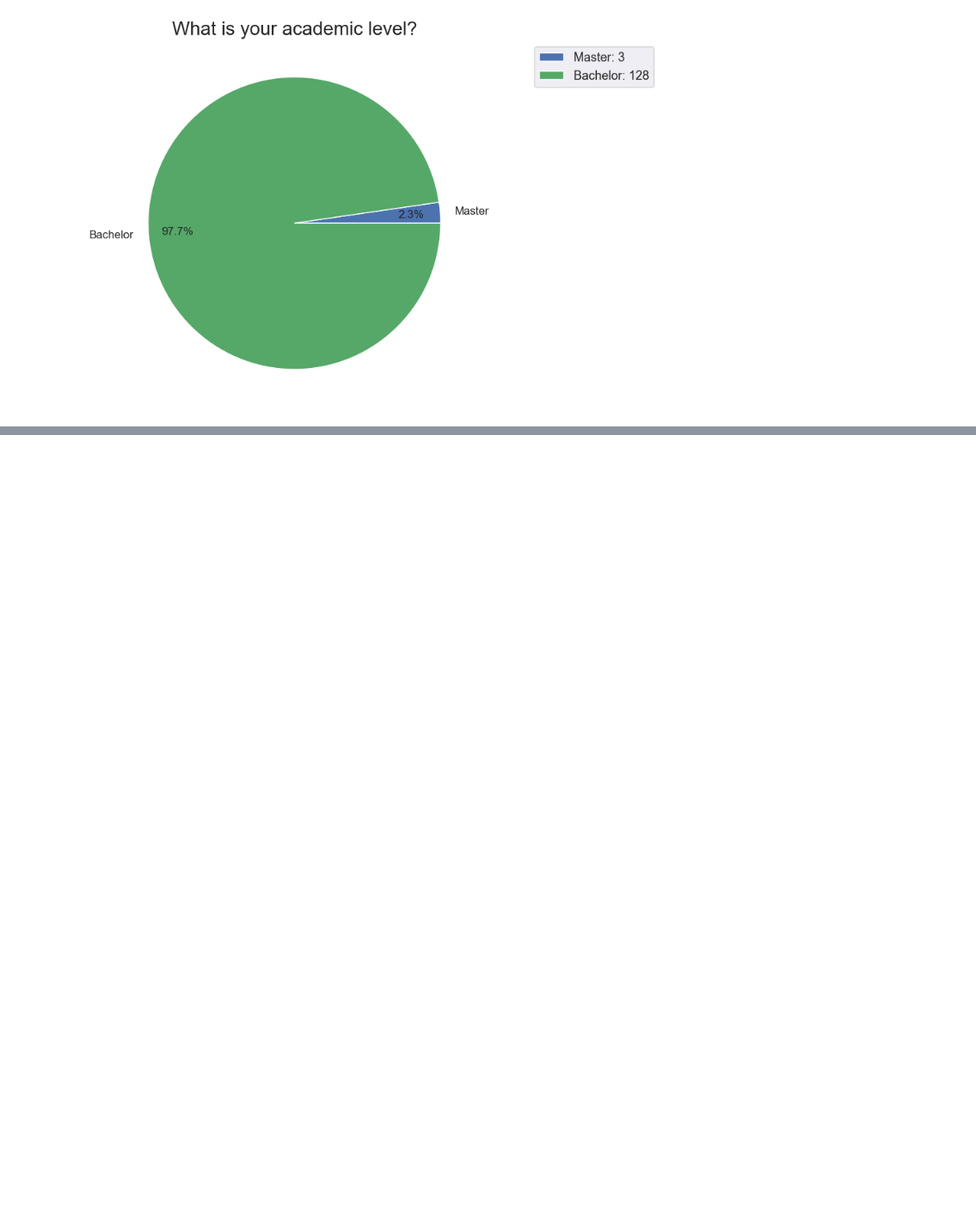
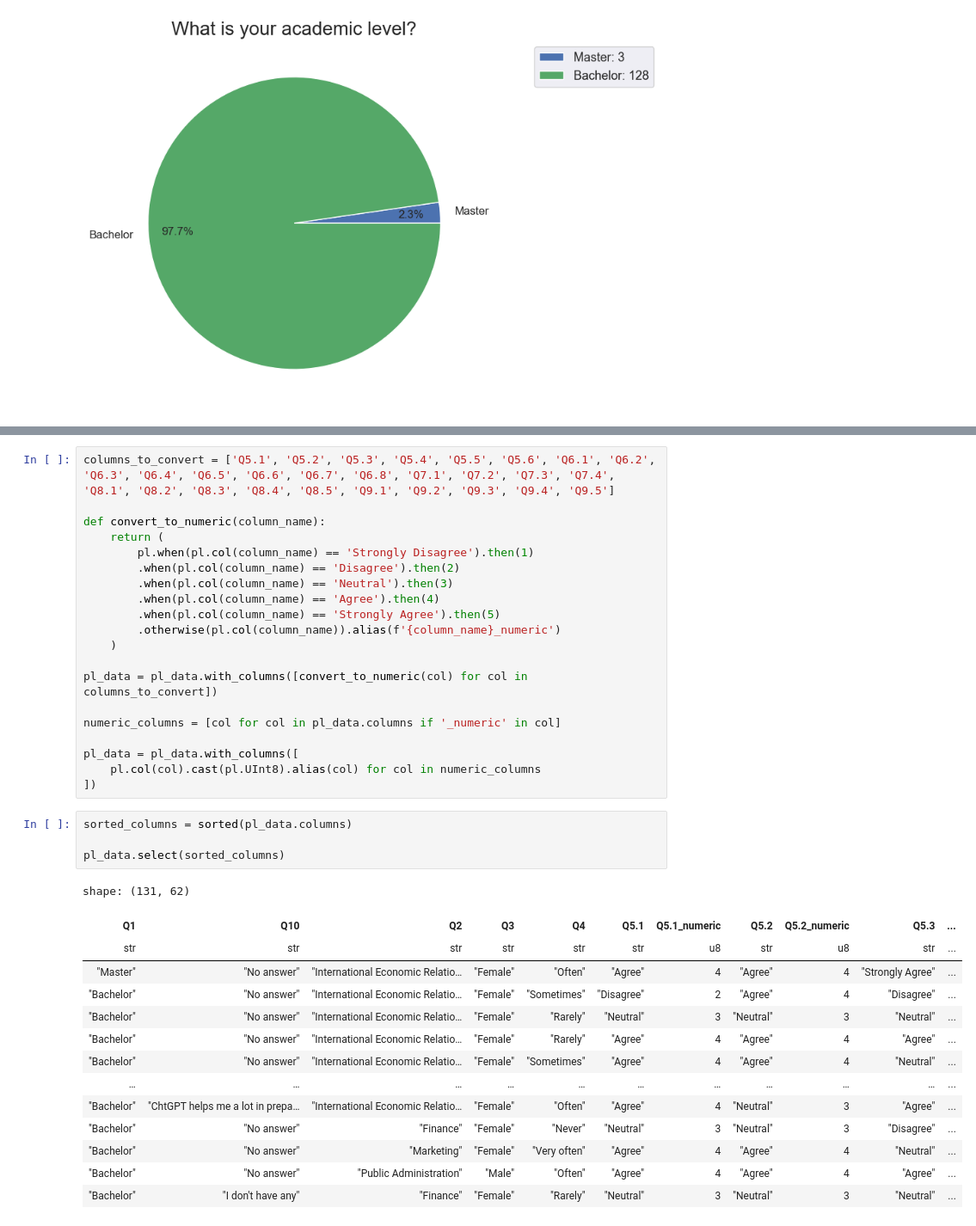
Before and after one commit to ZygimantasB/polars_library, a Jupyter notebook: kaggle/students_ai.ipynb, the cells around one changed output, grey strips where cells are left out. Shown at 86% size. Saved outputs shown, nothing was run; the diff lists cells and outputs as text; blank space fills up the shorter version.

```diff
--- a/kaggle/students_ai.ipynb
+++ b/kaggle/students_ai.ipynb
@@ -199,0 +372,39 @@ shape: (11, 2)
+# %%
+columns_to_convert = ['Q5.1', 'Q5.2', 'Q5.3', 'Q5.4', 'Q5.5', 'Q5.6', 'Q6.1', 'Q6.2', 'Q6.3', 'Q6.4', 'Q6.5', 'Q6.6', 'Q6.7', 'Q6.8', 'Q7.1', 'Q7.2', 'Q7.3', 'Q7.4', 'Q8.1', 'Q8.2', 'Q8.3', 'Q8.4', 'Q8.5', 'Q9.1', 'Q9.2', 'Q9.3', 'Q9.4', 'Q9.5']
+
+def convert_to_numeric(column_name):
+    return (
+        pl.when(pl.col(column_name) == 'Strongly Disagree').then(1)
+        .when(pl.col(column_name) == 'Disagree').then(2)
+        .when(pl.col(column_name) == 'Neutral').then(3)
+        .when(pl.col(column_name) == 'Agree').then(4)
+        .when(pl.col(column_name) == 'Strongly Agree').then(5)
+        .otherwise(pl.col(column_name)).alias(f'{column_name}_numeric')
+    )
+
+pl_data = pl_data.with_columns([convert_to_numeric(col) for col in columns_to_convert])
+
+numeric_columns = [col for col in pl_data.columns if '_numeric' in col]
+
+pl_data = pl_data.with_columns([
+    pl.col(col).cast(pl.UInt8).alias(col) for col in numeric_columns
+])
+# %%
+sorted_columns = sorted(pl_data.columns)
+
+pl_data.select(sorted_columns)
+# %% [output]
+shape: (131, 62)
+| Q1 | Q10 | Q2 | Q3 | Q4 | Q5.1 | Q5.1_numeric | Q5.2 | Q5.2_numeric | Q5.3 | ... |
+| str | str | str | str | str | str | u8 | str | u8 | str | ... |
+| "Master" | "No answer" | "International Economic Relatio… | "Female" | "Often" | "Agree" | 4 | "Agree" | 4 | "Strongly Agree" | ... |
+| "Bachelor" | "No answer" | "International Economic Relatio… | "Female" | "Sometimes" | "Disagree" | 2 | "Agree" | 4 | "Disagree" | ... |
+| "Bachelor" | "No answer" | "International Economic Relatio… | "Female" | "Rarely" | "Neutral" | 3 | "Neutral" | 3 | "Neutral" | ... |
+| "Bachelor" | "No answer" | "International Economic Relatio… | "Female" | "Rarely" | "Agree" | 4 | "Agree" | 4 | "Agree" | ... |
+| "Bachelor" | "No answer" | "International Economic Relatio… | "Female" | "Sometimes" | "Agree" | 4 | "Agree" | 4 | "Neutral" | ... |
+| … | … | … | … | … | … | … | … | … | … | ... |
+| "Bachelor" | "ChtGPT helps me a lot in prepa… | "International Economic Relatio… | "Female" | "Often" | "Agree" | 4 | "Neutral" | 3 | "Agree" | ... |
+| "Bachelor" | "No answer" | "Finance" | "Female" | "Never" | "Neutral" | 3 | "Neutral" | 3 | "Disagree" | ... |
+| "Bachelor" | "No answer" | "Marketing" | "Female" | "Very often" | "Agree" | 4 | "Agree" | 4 | "Neutral" | ... |
+| "Bachelor" | "No answer" | "Public Administration" | "Male" | "Often" | "Agree" | 4 | "Agree" | 4 | "Agree" | ... |
+| "Bachelor" | "I don't have any" | "Finance" | "Female" | "Rarely" | "Neutral" | 3 | "Neutral" | 3 | "Neutral" | ... |
```
Also changed, not shown: parts of 16 cells of this notebook.
